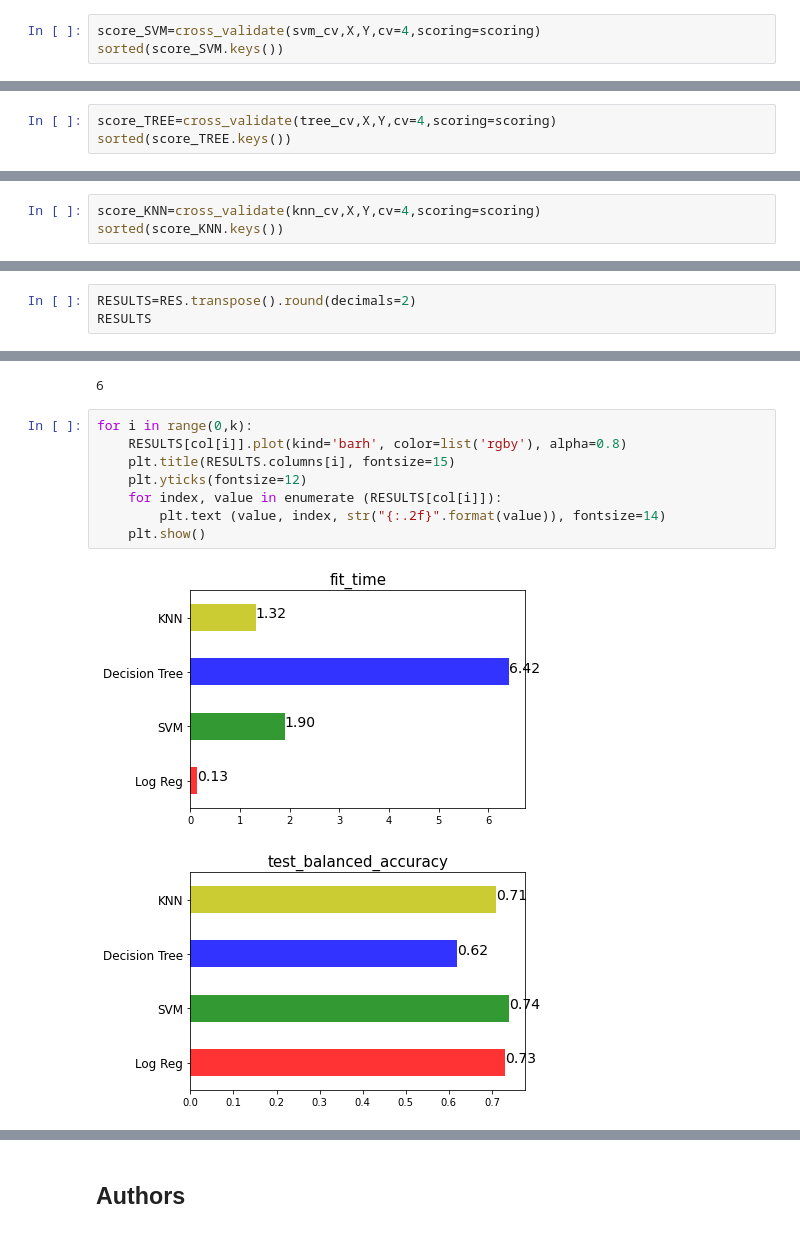
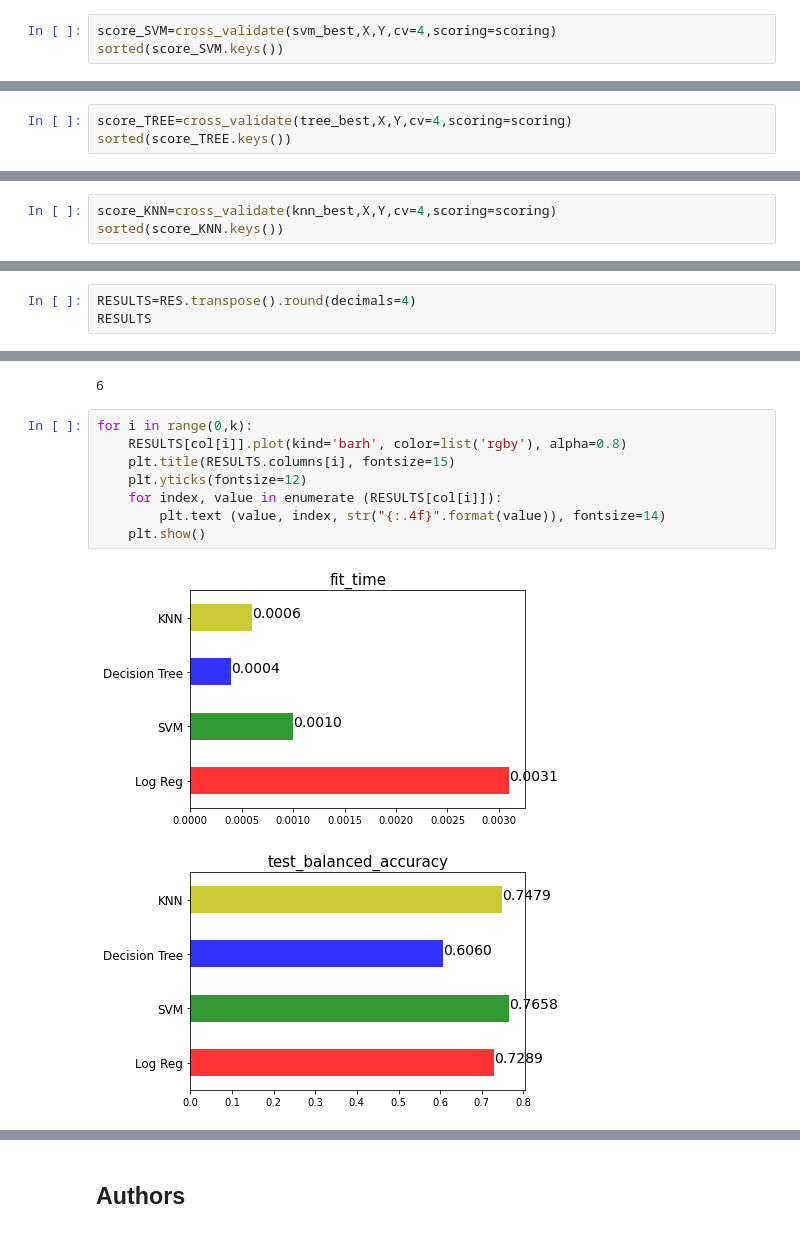
Before and after one commit to ssaigo/Data-Science-Capstone, a Jupyter notebook: Final_notebook_7.ipynb, the cells around one changed output, grey strips where cells are left out. Drawn from its saved outputs; the diff is of its cells as text.

```diff
--- a/Final_notebook_7.ipynb
+++ b/Final_notebook_7.ipynb
@@ -486,7 +517,7 @@ sorted(score_LR.keys())
 RESULTS_LR=pd.DataFrame(pd.DataFrame(score_LR).mean(axis=0))
 RESULTS_LR.columns=['Log Reg']
 # %%
-score_SVM=cross_validate(svm_cv,X,Y,cv=4,scoring=scoring)
+score_SVM=cross_validate(svm_best,X,Y,cv=4,scoring=scoring)
 sorted(score_SVM.keys())
 # %% [output]
 ['fit_time',
@@ -500,7 +531,7 @@ sorted(score_SVM.keys())
 RESULTS_SVM=pd.DataFrame(pd.DataFrame(score_SVM).mean(axis=0))
 RESULTS_SVM.columns=['SVM']
 # %%
-score_TREE=cross_validate(tree_cv,X,Y,cv=4,scoring=scoring)
+score_TREE=cross_validate(tree_best,X,Y,cv=4,scoring=scoring)
 sorted(score_TREE.keys())
 # %% [output]
 ['fit_time',
@@ -515,7 +546,7 @@ RESULTS_TREE=pd.DataFrame(score_TREE).mean(axis=0)
 RESULTS_TREE=pd.DataFrame(RESULTS_TREE)
 RESULTS_TREE.columns=['Decision Tree']
 # %%
-score_KNN=cross_validate(knn_cv,X,Y,cv=4,scoring=scoring)
+score_KNN=cross_validate(knn_best,X,Y,cv=4,scoring=scoring)
 sorted(score_KNN.keys())
 # %% [output]
 ['fit_time',
@@ -544,5 +575,5 @@ RES
 # %%
-RESULTS=RES.transpose().round(decimals=2)
+RESULTS=RES.transpose().round(decimals=4)
 RESULTS
 # %% [output]
 |  | fit_time | score_time | test_balanced_accuracy | test_jaccard_weighted | test_f1_weighted | ... |
@@ -568,11 +599,11 @@ k
 # %%
 for i in range(0,k):
     RESULTS[col[i]].plot(kind='barh', color=list('rgby'), alpha=0.8)
     plt.title(RESULTS.columns[i], fontsize=15)
     plt.yticks(fontsize=12)
     for index, value in enumerate (RESULTS[col[i]]):
-        plt.text (value, index, str("{:.2f}".format(value)), fontsize=14)
+        plt.text (value, index, str("{:.4f}".format(value)), fontsize=14)
     plt.show()
 # %% [output]
-[figure, old version]
+[figure, new version]
-[figure, old version]
+[figure, new version]
```
Also changed, not shown: parts of 31 cells of this notebook.
